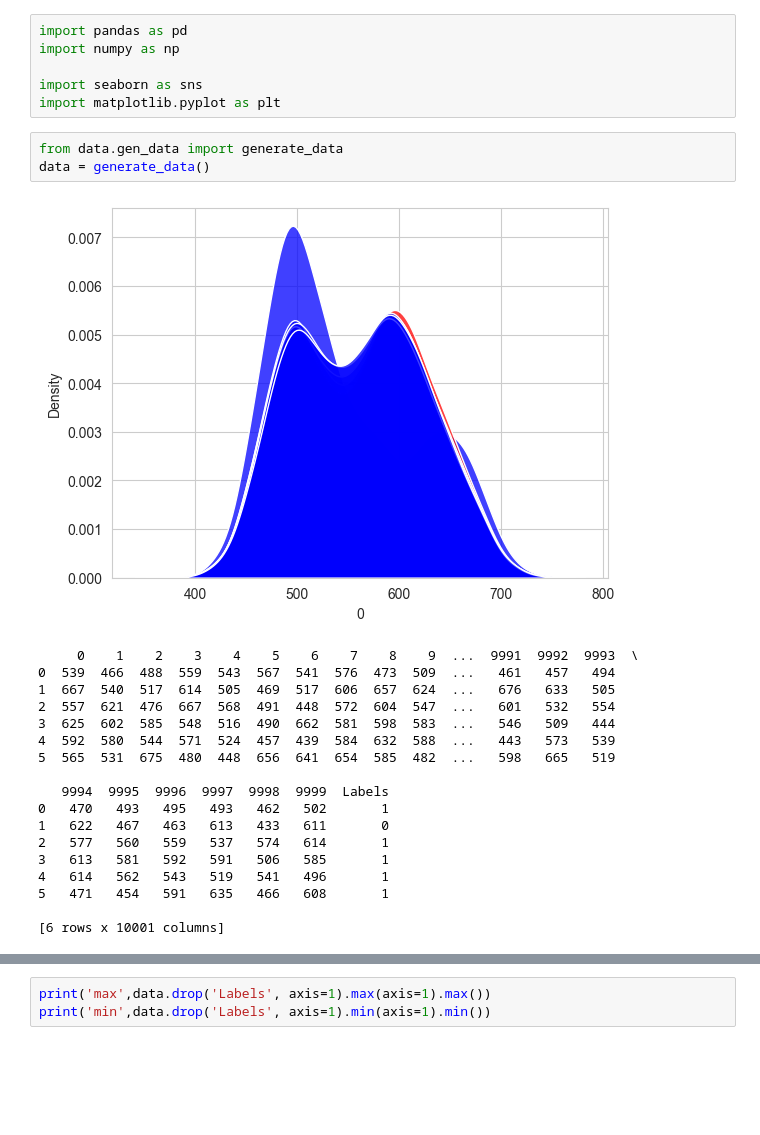
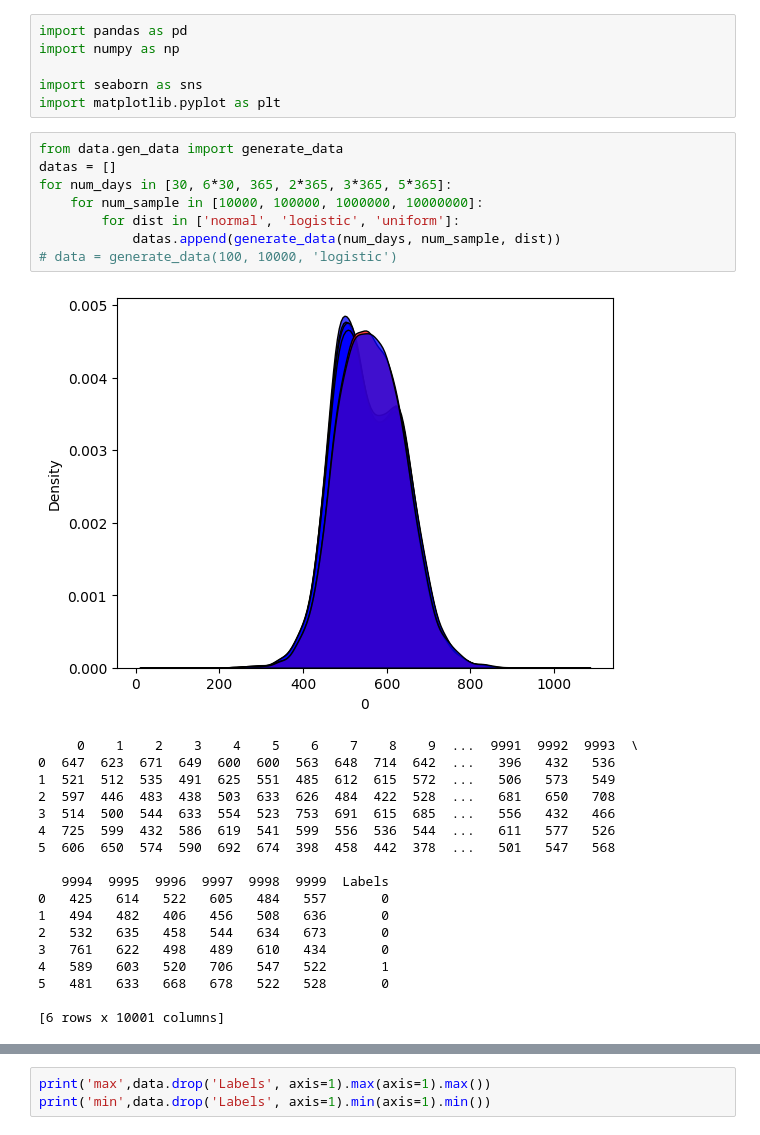
Before and after one commit to hungpham13/Distributed-data-discretization, a Jupyter notebook: Equal-Binning.ipynb, the cells around one changed output, grey strips where cells are left out. Drawn from its saved outputs; the diff is of its cells as text; blank space fills up the shorter version.

Commit message:
update gen_data

```diff
--- a/Equal-Binning.ipynb
+++ b/Equal-Binning.ipynb
@@ -26,25 +26,30 @@ import numpy as np
 
 import seaborn as sns
 import matplotlib.pyplot as plt
-# %%
-from data.gen_data import generate_data
-data = generate_data()
-# %% [output]
-[figure, removed]
-     0    1    2    3    4    5    6    7    8    9  ...  9991  9992  9993  \
-0  539  466  488  559  543  567  541  576  473  509  ...   461   457   494
-1  667  540  517  614  505  469  517  606  657  624  ...   676   633   505
-2  557  621  476  667  568  491  448  572  604  547  ...   601   532   554
-3  625  602  585  548  516  490  662  581  598  583  ...   546   509   444
-4  592  580  544  571  524  457  439  584  632  588  ...   443   573   539
-5  565  531  675  480  448  656  641  654  585  482  ...   598   665   519
-
-   9994  9995  9996  9997  9998  9999  Labels
-0   470   493   495   493   462   502       1
-1   622   467   463   613   433   611       0
-2   577   560   559   537   574   614       1
-3   613   581   592   591   506   585       1
-4   614   562   543   519   541   496       1
-5   471   454   591   635   466   608       1
-
-[6 rows x 10001 columns]
+# %%
+from data.gen_data import generate_data
+datas = []
+for num_days in [30, 6*30, 365, 2*365, 3*365, 5*365]:
+    for num_sample in [10000, 100000, 1000000, 10000000]:
+        for dist in ['normal', 'logistic', 'uniform']:
+            datas.append(generate_data(num_days, num_sample, dist))
+# data = generate_data(100, 10000, 'logistic')
+# %% [output]
+[figure, added]
+     0    1    2    3    4    5    6    7    8    9  ...  9991  9992  9993  \
+0  647  623  671  649  600  600  563  648  714  642  ...   396   432   536
+1  521  512  535  491  625  551  485  612  615  572  ...   506   573   549
+2  597  446  483  438  503  633  626  484  422  528  ...   681   650   708
+3  514  500  544  633  554  523  753  691  615  685  ...   556   432   466
+4  725  599  432  586  619  541  599  556  536  544  ...   611   577   526
+5  606  650  574  590  692  674  398  458  442  378  ...   501   547   568
+
+   9994  9995  9996  9997  9998  9999  Labels
+0   425   614   522   605   484   557       0
+1   494   482   406   456   508   636       0
+2   532   635   458   544   634   673       0
+3   761   622   498   489   610   434       0
+4   589   603   520   706   547   522       1
+5   481   633   668   678   522   528       0
+
+[6 rows x 10001 columns]
```
Also changed, not shown: parts of 2 cells of this notebook, 2 other files.
